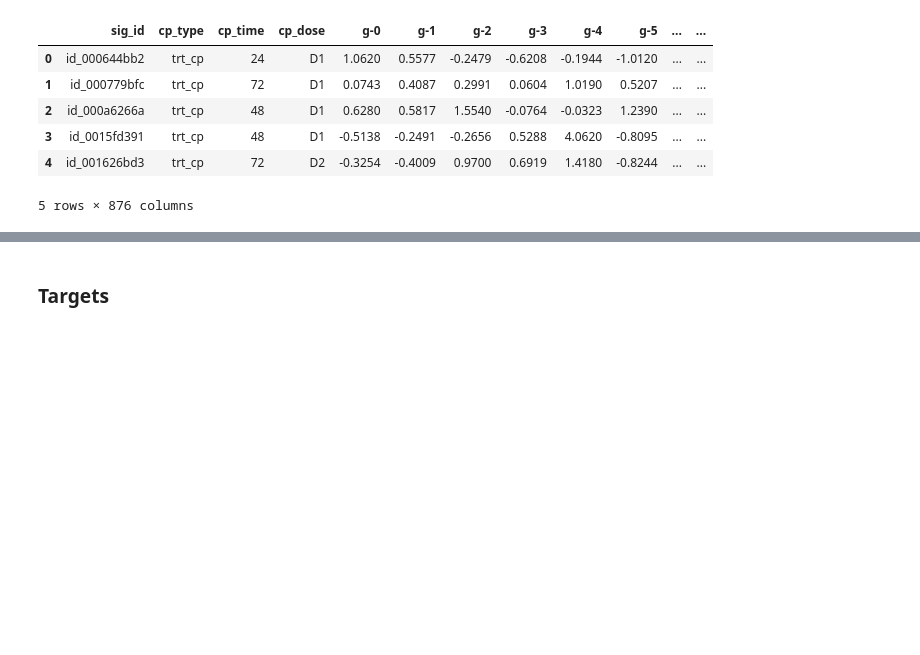
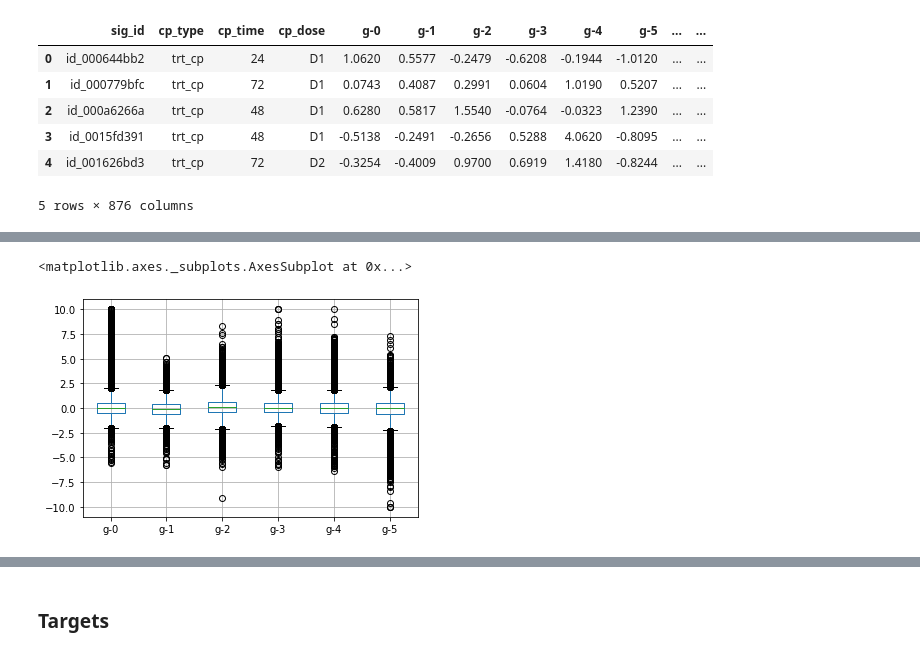
Before and after one commit to vboix2/Kaggle, a Jupyter notebook: MoA Prediction/Exploration.ipynb, the cells around one changed output, grey strips where cells are left out. Cells and saved outputs as stored; diff of their text form; code cells hidden in the pictures; blank space fills up the shorter version.

```diff
--- a/MoA Prediction/Exploration.ipynb
+++ b/MoA Prediction/Exploration.ipynb
@@ -66,0 +82,7 @@ train_features[NUM].describe()
+# %%
+# Diagrama de caixa per columna
+
+train_features.iloc[:,4:10].boxplot()
+# %% [output]
+<matplotlib.axes._subplots.AxesSubplot at 0x...>
+[figure, added]
```
Also changed, not shown: parts of 16 cells of this notebook.
